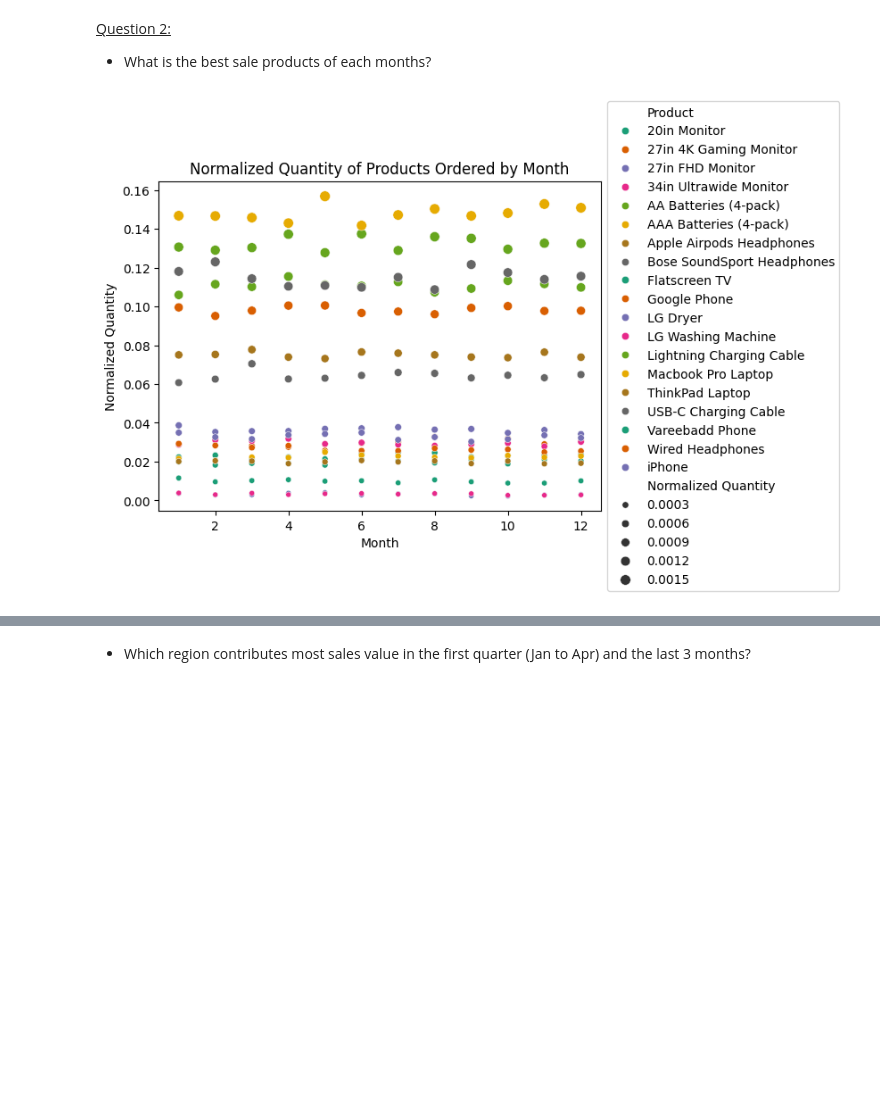
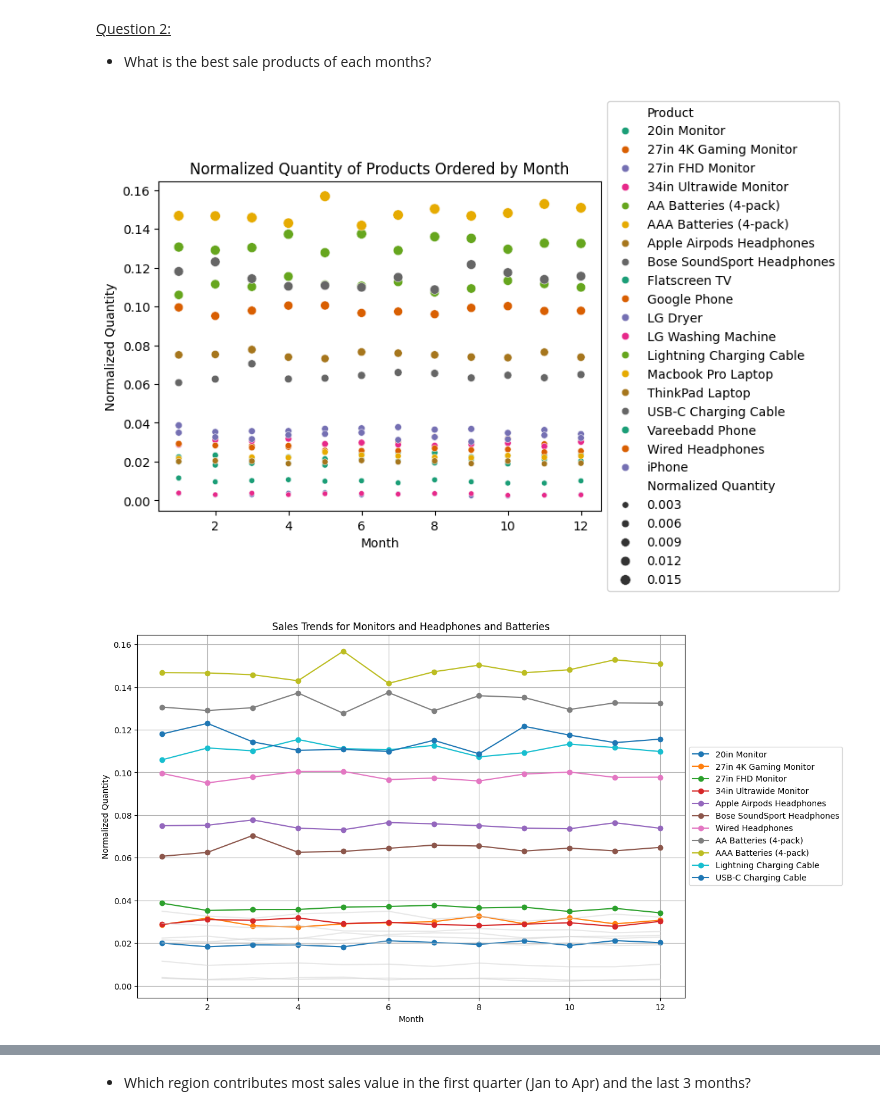
Before and after one commit to huyquangphamname/SalesAnalysis, a Jupyter notebook: DataSale_Analysis_Exploration.ipynb, the cells around one changed output, grey strips where cells are left out. Drawn from its saved outputs; the diff is of its cells as text; code cells hidden in the pictures; blank space fills up the shorter version.

```diff
--- a/DataSale_Analysis_Exploration.ipynb
+++ b/DataSale_Analysis_Exploration.ipynb
@@ -388,22 +388,68 @@ plt.show()
 # %%
 if 'Month' not in df.columns:
     df['Month'] = df['Order Date'].dt.month
 
 orderProductByMonths = df.groupby(['Month', 'Product'])['Quantity Ordered'].sum().reset_index()
 # orderProductByMonths['Sum'] = orderProductByMonths.sum(axis=1)
 orderProductByMonths
 # Calculate the total quantity ordered per month
 totalQuantityByMonth = df.groupby('Month')['Quantity Ordered'].sum().reset_index()
 totalQuantityByMonth.rename(columns={'Quantity Ordered': 'Total Quantity Ordered'}, inplace=True)
 # Merge the monthly totals with the monthly product orders
 normalized_orders = pd.merge(orderProductByMonths, totalQuantityByMonth, on='Month')
 
 # Normalize the quantity ordered by the total quantity ordered per month
 normalized_orders['Normalized Quantity'] = normalized_orders['Quantity Ordered'] / normalized_orders['Total Quantity Ordered']
-size = normalized_orders['Normalized Quantity']/100
+size = normalized_orders['Normalized Quantity']/10
 sns.scatterplot(data=normalized_orders, x='Month', y='Normalized Quantity', hue='Product', palette='Dark2', size=size)
 plt.title('Normalized Quantity of Products Ordered by Month')
 plt.legend(loc='center left', bbox_to_anchor=(1, 0.5), ncol=1)
 plt.show()
+
+monitor = ['20in Monitor','27in 4K Gaming Monitor','27in FHD Monitor','34in Ultrawide Monitor']
+headphones = ['Apple Airpods Headphones','Bose SoundSport Headphones', 'Wired Headphones']
+battery = ['AA Batteries (4-pack)', 'AAA Batteries (4-pack)']
+chargingCable = ['Lightning Charging Cable', 'USB-C Charging Cable']
+
+# Plot the sales trends for each product group
+plt.figure(figsize=(12, 8))
+for product in monitor + headphones + battery + chargingCable:
+    product_trend = normalized_orders[normalized_orders['Product'] == product]
+    plt.plot(product_trend['Month'], product_trend['Normalized Quantity'], label=product, marker='o')
+
+# Plot other products in light gray
+other_products = set(normalized_orders['Product']) - set(monitor + headphones + battery + chargingCable)
+for product in other_products:
+    product_trend = normalized_orders[normalized_orders['Product'] == product]
+    plt.plot(product_trend['Month'], product_trend['Normalized Quantity'], color='lightgray', alpha=0.5)
+
+plt.title('Sales Trends for Monitors and Headphones and Batteries')
+plt.xlabel('Month')
+plt.ylabel('Normalized Quantity')
+plt.legend(loc='center left', bbox_to_anchor=(1, 0.5), ncol=1)
+plt.grid(True)
+plt.show()
+phones = ['iPhone', 'Google Phone']
+laptops = ['Macbook Pro Laptop', 'ThinkPad Laptop']
+
+# Plot the sales trends for each product group
+plt.figure(figsize=(12, 8))
+for product in phones + laptops:
+    product_trend = normalized_orders[normalized_orders['Product'] == product]
+    plt.plot(product_trend['Month'], product_trend['Normalized Quantity'], label=product, marker='o')
+
+# Plot other products in light gray
+other_products = set(normalized_orders['Product']) - set(phones + laptops)
+for product in other_products:
+    product_trend = normalized_orders[normalized_orders['Product'] == product]
+    plt.plot(product_trend['Month'], product_trend['Normalized Quantity'], color='lightgray', alpha=0.5)
+
+plt.title('Sales Trends for Phones and Laptops')
+plt.xlabel('Month')
+plt.ylabel('Normalized Quantity')
+plt.legend(loc='center left', bbox_to_anchor=(1, 0.5), ncol=1)
+plt.grid(True)
+plt.show()
 # %% [output]
-[figure, old version]
+[figure, new version]
+[figure, added]
```
Also changed, not shown: parts of 2 cells of this notebook, 5 other files.
